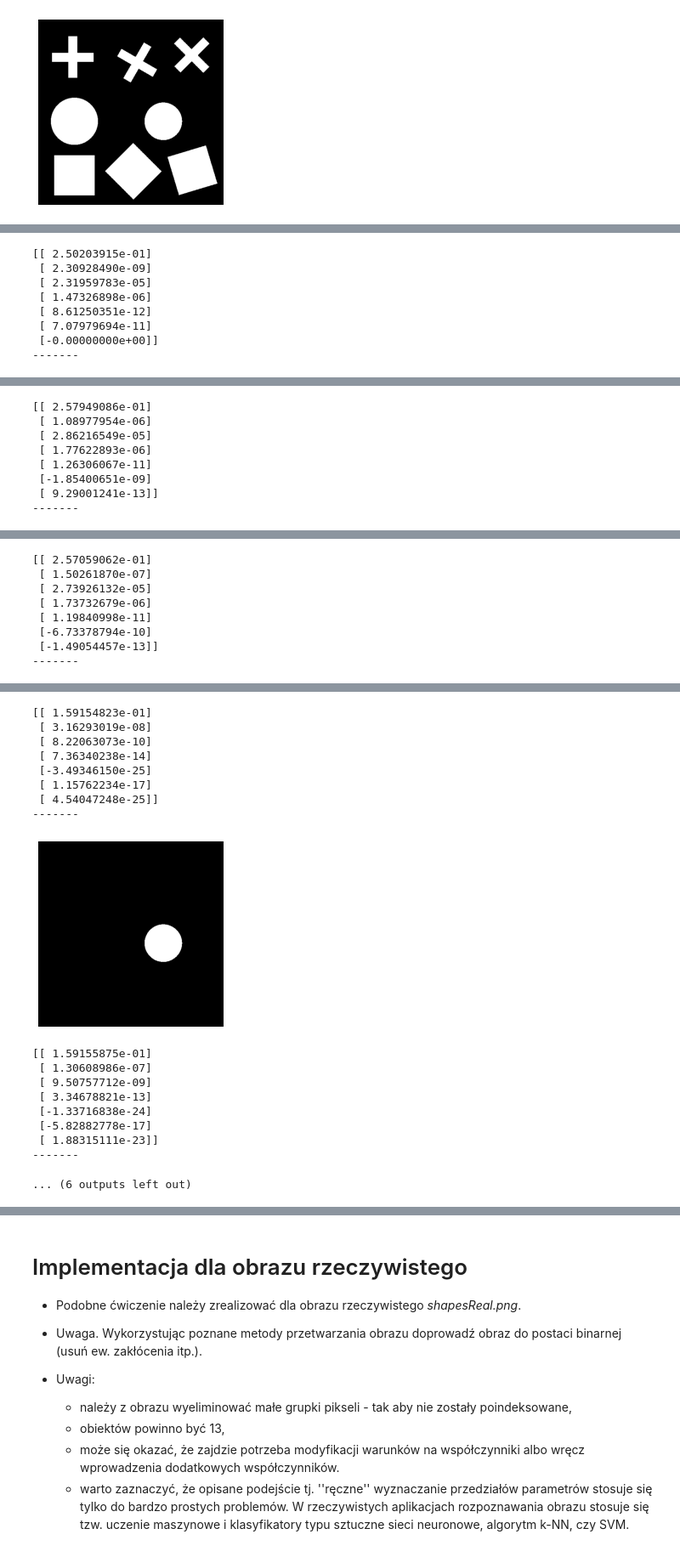
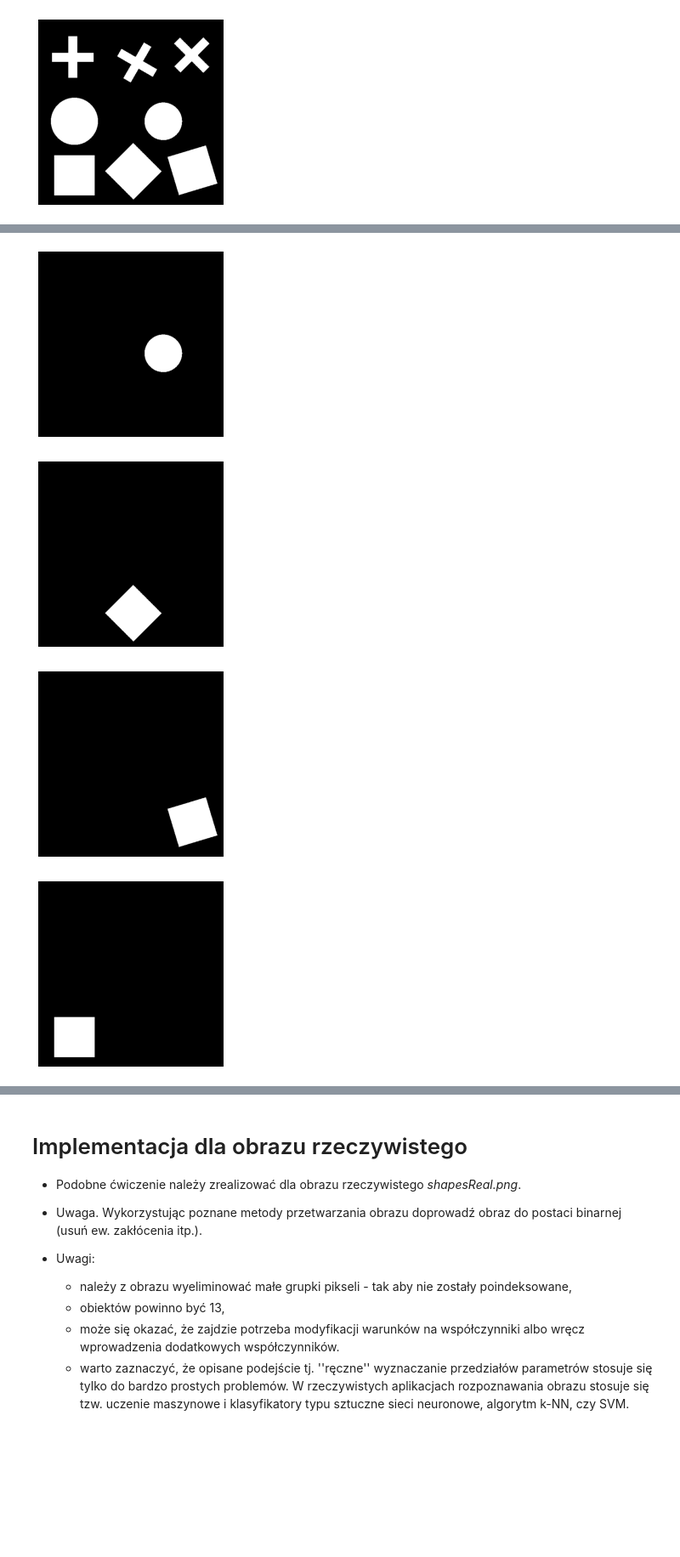
Before and after one commit to mhawryluk/wdcpo, a Jupyter notebook: lab11/11_ccl.ipynb, the cells around one changed output, grey strips where cells are left out. Shown: that part at 85% size. Drawn from its saved outputs; the diff is of its cells as text; code cells hidden in the pictures; blank space fills up the shorter version.

```diff
--- a/lab11/11_ccl.ipynb
+++ b/lab11/11_ccl.ipynb
@@ -321,12 +375,15 @@ show(shapes)
 # %%
 segment_count, indexed = cv2.connectedComponents(shapes)
 
+hu_moments = []
+
 for i in range(segment_count):
-    segment = ((indexed==i)*1).astype('uint8')
+    segment = ((indexed==i)).astype('uint8')
     show(segment)
     moments = cv2.moments(segment)
     hu = cv2.HuMoments(moments)
-    print(hu)
-    print('-------')
+    hu_moments.append(hu.reshape(-1))
+
+pd.DataFrame(hu_moments)
 # %% [output]
 [figure]
@@ -341,46 +390,8 @@ for i in range(segment_count):
 [figure]
-[[ 2.50203915e-01]
- [ 2.30928490e-09]
- [ 2.31959783e-05]
- [ 1.47326898e-06]
- [ 8.61250351e-12]
- [ 7.07979694e-11]
- [-0.00000000e+00]]
--------
 [figure]
-[[ 2.57949086e-01]
- [ 1.08977954e-06]
- [ 2.86216549e-05]
- [ 1.77622893e-06]
- [ 1.26306067e-11]
- [-1.85400651e-09]
- [ 9.29001241e-13]]
--------
 [figure]
-[[ 2.57059062e-01]
- [ 1.50261870e-07]
- [ 2.73926132e-05]
- [ 1.73732679e-06]
- [ 1.19840998e-11]
- [-6.73378794e-10]
- [-1.49054457e-13]]
--------
 [figure]
-[[ 1.59154823e-01]
- [ 3.16293019e-08]
- [ 8.22063073e-10]
- [ 7.36340238e-14]
- [-3.49346150e-25]
- [ 1.15762234e-17]
- [ 4.54047248e-25]]
--------
 [figure]
-[[ 1.59155875e-01]
- [ 1.30608986e-07]
- [ 9.50757712e-09]
- [ 3.34678821e-13]
- [-1.33716838e-24]
- [-5.82882778e-17]
- [ 1.88315111e-23]]
--------
-... (6 outputs left out)
+[figure, added]
+[figure, added]
+[figure, added]
```
Also changed, not shown: parts of 12 cells of this notebook.
